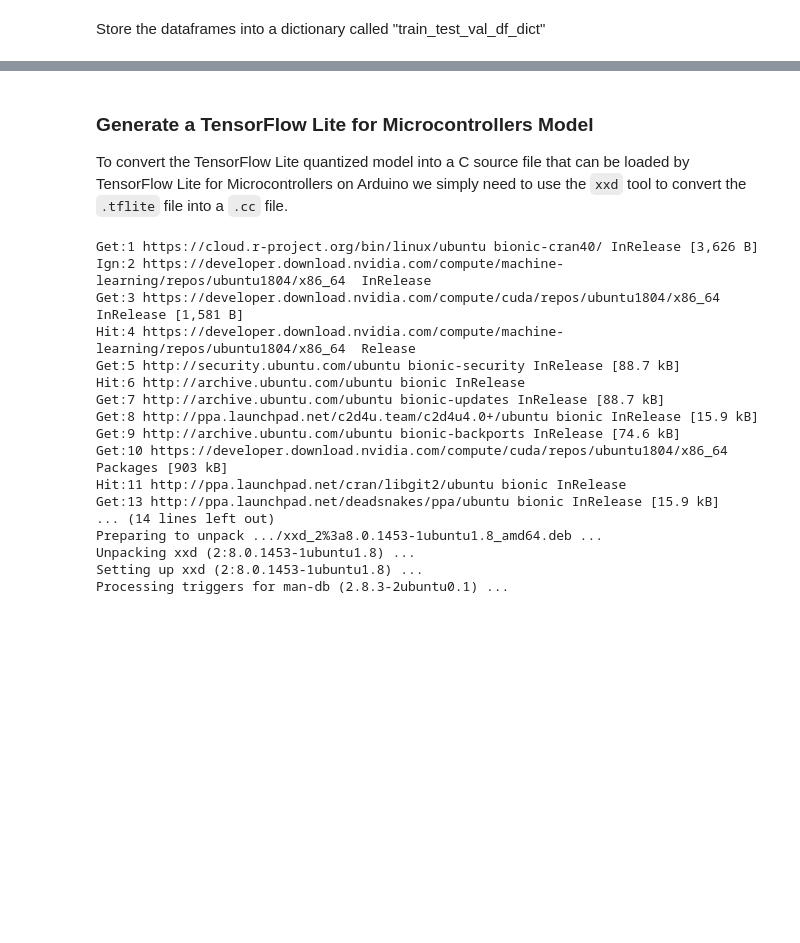
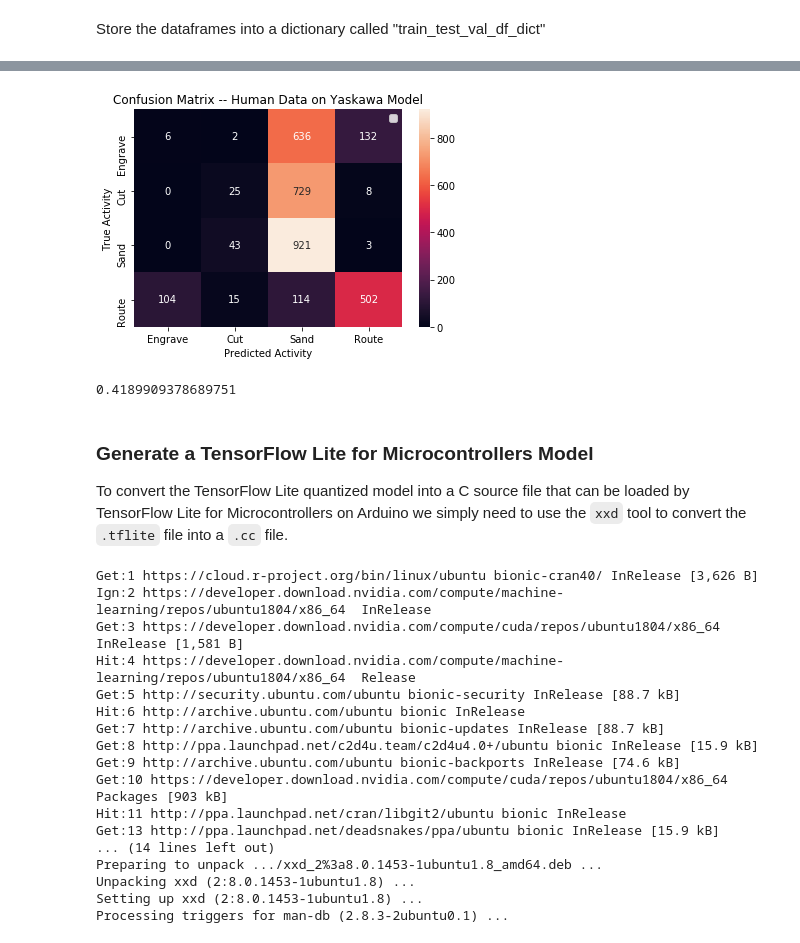
Before and after one commit to ss26/Smart-Tools, a Jupyter notebook: notebooks/Colab_Tensorflow_Lite_DNN.ipynb, the cells around one changed output, grey strips where cells are left out. Cells and saved outputs as stored; diff of their text form; code cells hidden in the pictures; blank space fills up the shorter version.

````diff
--- a/notebooks/Colab_Tensorflow_Lite_DNN.ipynb
+++ b/notebooks/Colab_Tensorflow_Lite_DNN.ipynb
@@ -137,7 +187,7 @@ for data_split, data_df in train_test_val_df_dict.items():
     if data_split == 'train':
         # do not use sklearn, instead save the following quantiles of data to a dataframe and store as a csv
         train_quantile_df = data_x_df.quantile(quantile_list)
-        train_quantile_df.to_csv('/content/SMART_TOOLS_ROOT_DIR/scratch/base_dir/train_normalization_quantiles.csv')
+        # train_quantile_df.to_csv('/home/ss26/Projects/Smart-Tools/notebooks/outputs/yaskawa/train_normalization_quantiles.csv')
 
     # for all data, scale each column using the same PER-COLUMN scaling as the training data for uniformity
     normalized_data_x_df = data_x_df.copy()
@@ -234,6 +284,8 @@ def calculate_model_size(model):
   return model_size
 # %%
 # 1D CNN model
+model_base_dir = '/home/ss26/Projects/Smart-Tools/notebooks/outputs/yaskawa/model'
+base_dir = '/home/ss26/Projects/Smart-Tools/notebooks/outputs/yaskawa'
 model, model_path = build_1D_CNN(model_base_dir, model_name = '1DCNN', num_sensors = num_sensors, num_features = num_features, num_outputs = num_activities)
 
 # How many KB is the final tensorflow model?
@@ -340,0 +412,5 @@ Difference is 167 Kilobytes
+# %%
+inf_df = test_df.copy()
+y_true = inf_df['Activity'].to_numpy()
+
+y_pred = np.argmax(model.predict(test_data), axis=1)
@@ -341,3 +455,33 @@ Difference is 167 Kilobytes
+# %%
+from sklearn.metrics import confusion_matrix
+import seaborn as sns
+import matplotlib.pyplot as plt
+import time
+
+def plot_cf(y_true, y_pred, title_suffix):
+  cm = confusion_matrix(y_true, y_pred)
+  ax = sns.heatmap(cm, annot=True, fmt='g')
+  ax.set_title('Confusion Matrix' + title_suffix)
+  ax.set_xlabel('Predicted Activity')
+  ax.set_xticklabels(['Engrave', 'Cut', 'Sand', 'Route'])
+  ax.set_ylabel('True Activity')
+  ax.set_yticklabels(['Engrave', 'Cut', 'Sand', 'Route'])
+  ax.legend([])
+  plt.show()
+
+def accuracy(y_true, y_pred):
+  cm = confusion_matrix(y_true, y_pred)
+  cm = cm.astype(float) / cm.sum(axis=1)[:, np.newaxis]
+  return cm.diagonal()
+# %%
+plot_cf(y_true, y_pred, ' -- Human Data on Yaskawa Model')
+# %% [output]
+[figure, added]
+# %%
+acc_pc = accuracy(y_true, y_pred)
+sum(acc_pc)/4
+# %% [output]
+0.4189909378689751
 # %% [markdown]
 ### Generate a TensorFlow Lite for Microcontrollers Model
 To convert the TensorFlow Lite quantized model into a C source file that can be loaded by TensorFlow Lite for Microcontrollers on Arduino we simply need to use the ```xxd``` tool to convert the ```.tflite``` file into a ```.cc``` file.
````
Also changed, not shown: parts of 13 cells of this notebook, 8 other files.
